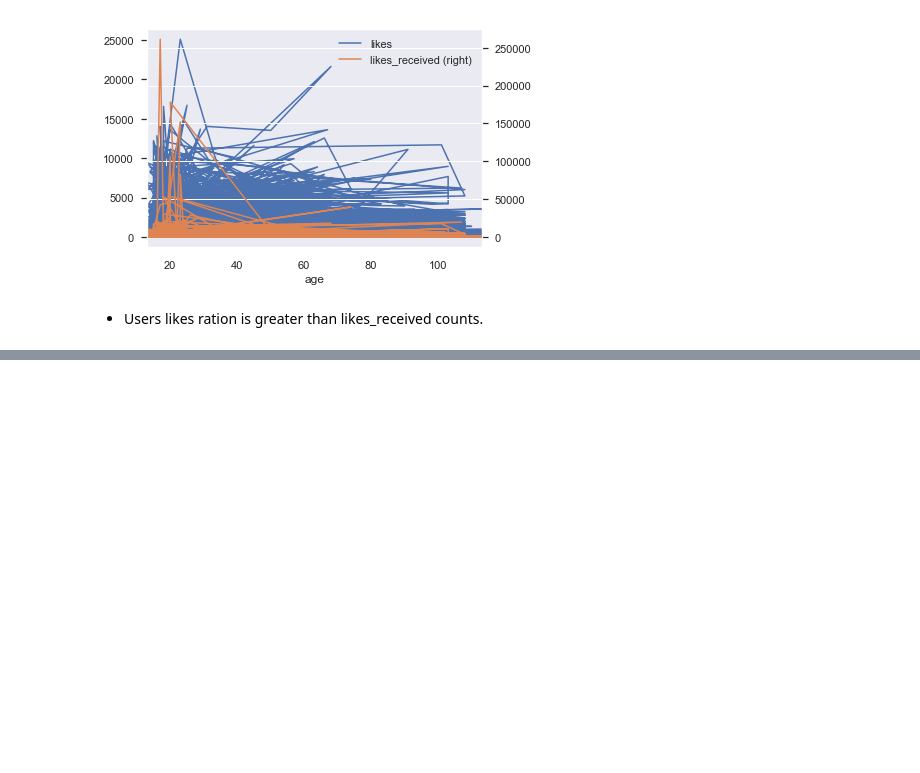
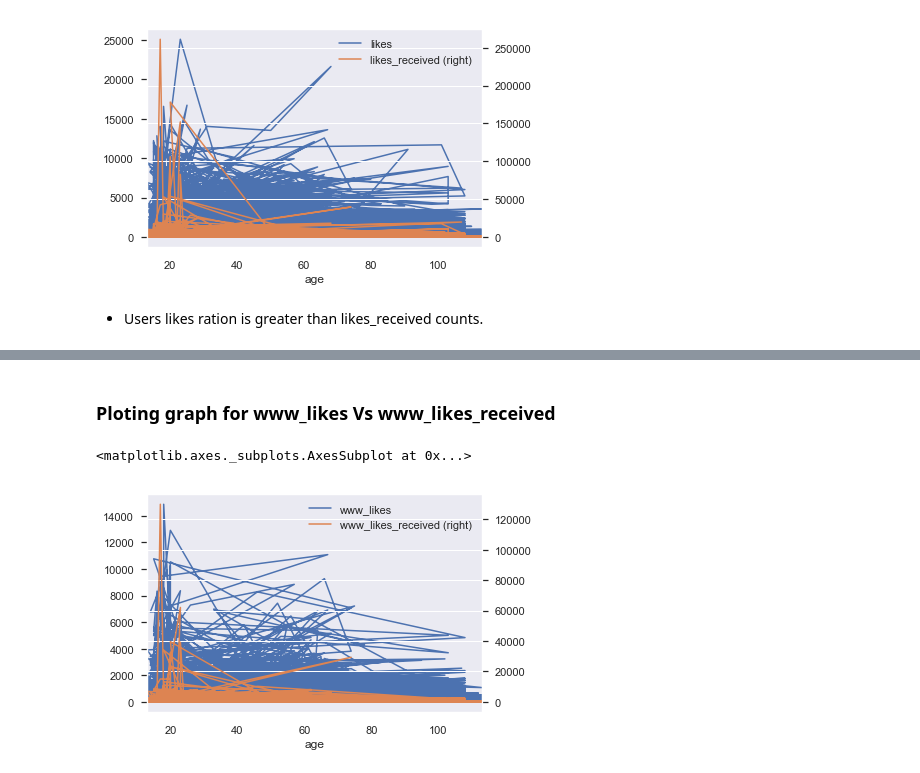
Before and after one commit to thammaneni/SocialMediaActiveUsers, a Jupyter notebook: Facebook_dataset.ipynb, the cells around one changed output, grey strips where cells are left out. Drawn from its saved outputs; the diff is of its cells as text; code cells hidden in the pictures; blank space fills up the shorter version.

```diff
--- a/Facebook_dataset.ipynb
+++ b/Facebook_dataset.ipynb
@@ -331,0 +367,9 @@ fb_cleandf.plot(x = 'age', y = 'likes_received', ax = ax, secondary_y = True)
+# %% [markdown]
+### Ploting graph for www_likes Vs www_likes_received
+# %%
+fig,ax=plt.subplots()
+fb_cleandf.plot(x='age', y='www_likes', ax=ax)
+fb_cleandf.plot(x='age', y='www_likes_received',ax=ax, secondary_y=True)
+# %% [output]
+<matplotlib.axes._subplots.AxesSubplot at 0x...>
+[figure, added]
```
Also changed, not shown: parts of 27 cells of this notebook.
